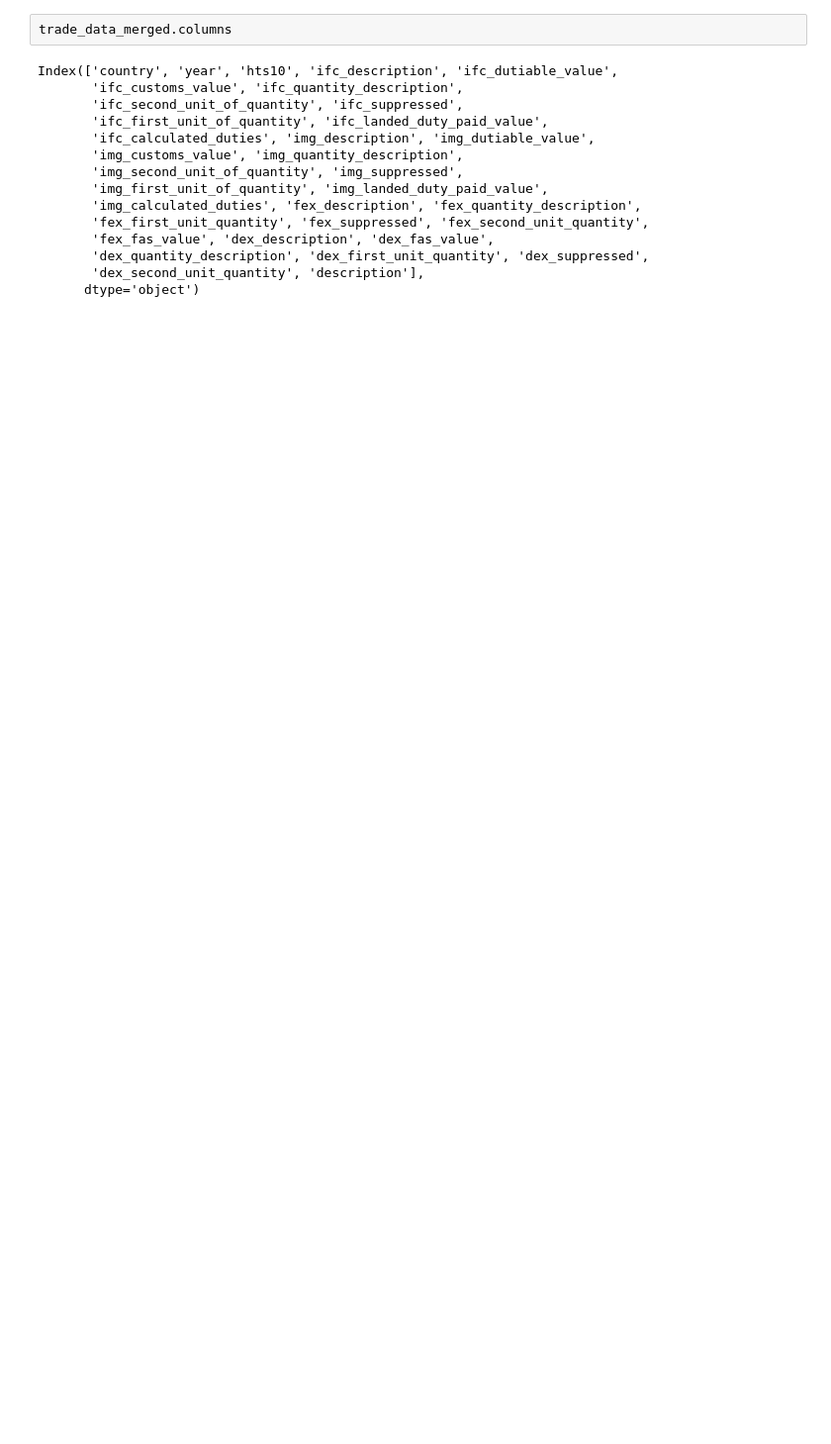
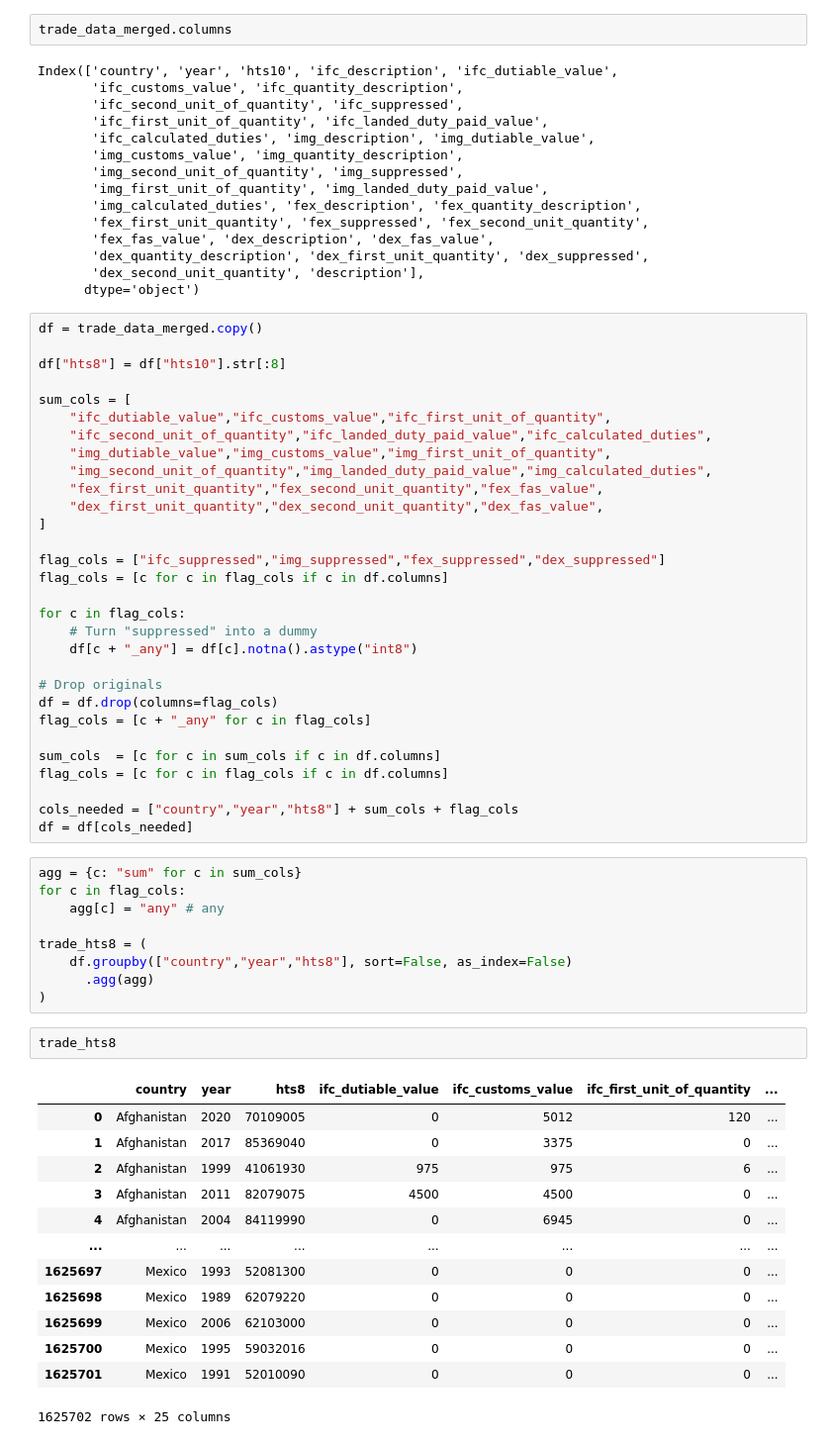
Before and after one commit to NicoloZorzetto/computer_programming_and_data_management_assignment, a Jupyter notebook: src/data_download_and_merge.ipynb, the cells around one changed output. Shown at 99% size. Cells and saved outputs as stored; diff of their text form; blank space fills up the shorter version.

Commit message:
Finished merging trade and tariffs data

```diff
--- a/src/comp_exam_assignment.ipynb
+++ b/src/data_download_and_merge.ipynb
@@ -1248,3 +1237,58 @@ Index(['country', 'year', 'hts10', 'ifc_description', 'ifc_dutiable_value',
        'dex_quantity_description', 'dex_first_unit_quantity', 'dex_suppressed',
        'dex_second_unit_quantity', 'description'],
       dtype='object')
+# %%
+df = trade_data_merged.copy()
+
+df["hts8"] = df["hts10"].str[:8]
+
+sum_cols = [
+    "ifc_dutiable_value","ifc_customs_value","ifc_first_unit_of_quantity",
+    "ifc_second_unit_of_quantity","ifc_landed_duty_paid_value","ifc_calculated_duties",
+    "img_dutiable_value","img_customs_value","img_first_unit_of_quantity",
+    "img_second_unit_of_quantity","img_landed_duty_paid_value","img_calculated_duties",
+    "fex_first_unit_quantity","fex_second_unit_quantity","fex_fas_value",
+    "dex_first_unit_quantity","dex_second_unit_quantity","dex_fas_value",
+]
+
+flag_cols = ["ifc_suppressed","img_suppressed","fex_suppressed","dex_suppressed"]
+flag_cols = [c for c in flag_cols if c in df.columns]
+
+for c in flag_cols:
+    # Turn "suppressed" into a dummy
+    df[c + "_any"] = df[c].notna().astype("int8")
+
+# Drop originals
+df = df.drop(columns=flag_cols)
+flag_cols = [c + "_any" for c in flag_cols]
+
+sum_cols  = [c for c in sum_cols if c in df.columns]
+flag_cols = [c for c in flag_cols if c in df.columns]
+
+cols_needed = ["country","year","hts8"] + sum_cols + flag_cols
+df = df[cols_needed]
+# %%
+agg = {c: "sum" for c in sum_cols}
+for c in flag_cols:
+    agg[c] = "any" # any
+
+trade_hts8 = (
+    df.groupby(["country","year","hts8"], sort=False, as_index=False)
+      .agg(agg)
+)
+# %%
+trade_hts8
+# %% [output]
+|  | country | year | hts8 | ifc_dutiable_value | ifc_customs_value | ifc_first_unit_of_quantity | ... |
+| 0 | Afghanistan | 2020 | 70109005 | 0 | 5012 | 120 | ... |
+| 1 | Afghanistan | 2017 | 85369040 | 0 | 3375 | 0 | ... |
+| 2 | Afghanistan | 1999 | 41061930 | 975 | 975 | 6 | ... |
+| 3 | Afghanistan | 2011 | 82079075 | 4500 | 4500 | 0 | ... |
+| 4 | Afghanistan | 2004 | 84119990 | 0 | 6945 | 0 | ... |
+| ... | ... | ... | ... | ... | ... | ... | ... |
+| 1625697 | Mexico | 1993 | 52081300 | 0 | 0 | 0 | ... |
+| 1625698 | Mexico | 1989 | 62079220 | 0 | 0 | 0 | ... |
+| 1625699 | Mexico | 2006 | 62103000 | 0 | 0 | 0 | ... |
+| 1625700 | Mexico | 1995 | 59032016 | 0 | 0 | 0 | ... |
+| 1625701 | Mexico | 1991 | 52010090 | 0 | 0 | 0 | ... |
+1625702 rows × 25 columns
```
Also changed, not shown: parts of 15 cells of this notebook, 2 other files.
